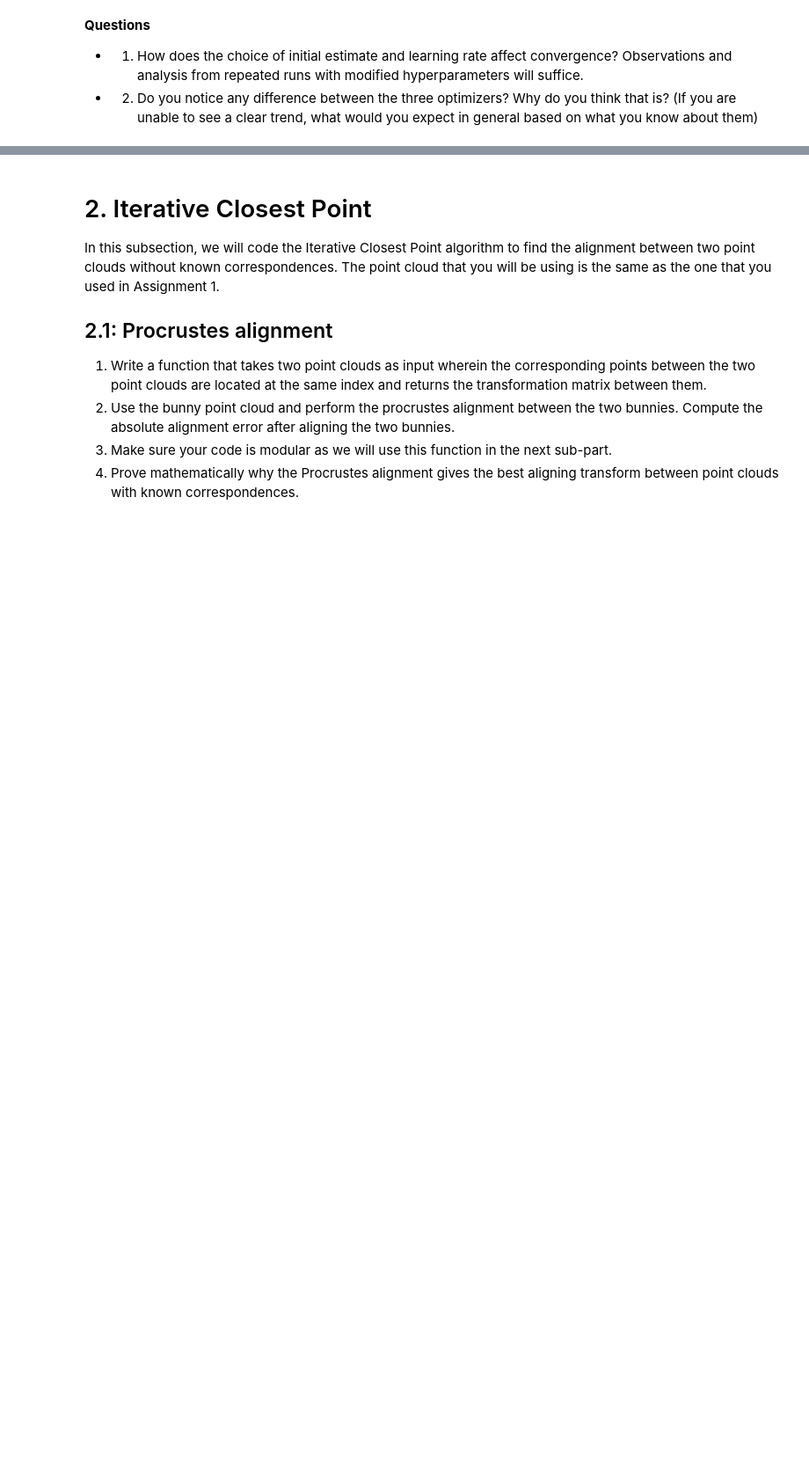
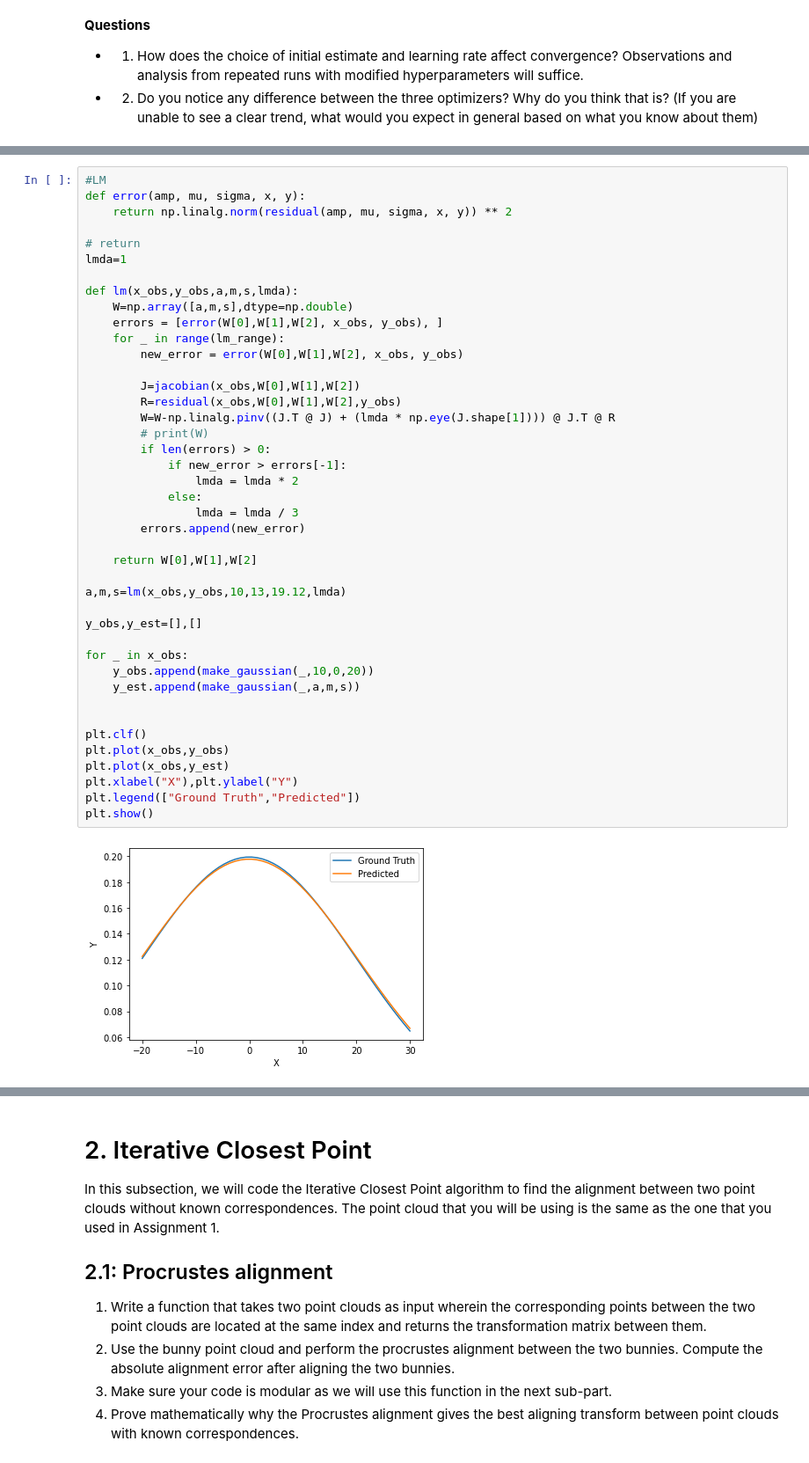
Before and after one commit to BhaskarJoshi-01/Mobile-Robotics---Monsoon-2021, a Jupyter notebook: Assignment-3/Assignment-3.ipynb, the cells around one changed output, grey strips where cells are left out. Shown at 88% size. Cells and saved outputs as stored; diff of their text form; blank space fills up the shorter version.

```diff
--- a/Assignment-3/Assignment-3.ipynb
+++ b/Assignment-3/Assignment-3.ipynb
@@ -437,0 +471,44 @@ $$\delta x = -(J^TJ + \lambda I)^{-1}J^Tf(x)$$
+# %%
+#LM
+def error(amp, mu, sigma, x, y):
+    return np.linalg.norm(residual(amp, mu, sigma, x, y)) ** 2
+
+# return
+lmda=1
+
+def lm(x_obs,y_obs,a,m,s,lmda):
+    W=np.array([a,m,s],dtype=np.double)
+    errors = [error(W[0],W[1],W[2], x_obs, y_obs), ]
+    for _ in range(lm_range):
+        new_error = error(W[0],W[1],W[2], x_obs, y_obs)
+
+        J=jacobian(x_obs,W[0],W[1],W[2])
+        R=residual(x_obs,W[0],W[1],W[2],y_obs)
+        W=W-np.linalg.pinv((J.T @ J) + (lmda * np.eye(J.shape[1]))) @ J.T @ R
+        # print(W)
+        if len(errors) > 0:
+            if new_error > errors[-1]:
+                lmda = lmda * 2
+            else:
+                lmda = lmda / 3
+        errors.append(new_error)
+
+    return W[0],W[1],W[2]
+
+a,m,s=lm(x_obs,y_obs,10,13,19.12,lmda)
+
+y_obs,y_est=[],[]
+
+for _ in x_obs:
+    y_obs.append(make_gaussian(_,10,0,20))
+    y_est.append(make_gaussian(_,a,m,s))
+
+
+plt.clf()
+plt.plot(x_obs,y_obs)
+plt.plot(x_obs,y_est)
+plt.xlabel("X"),plt.ylabel("Y")
+plt.legend(["Ground Truth","Predicted"])
+plt.show()
+# %% [output]
+[figure, added]
```
Also changed, not shown: parts of 4 cells of this notebook.
